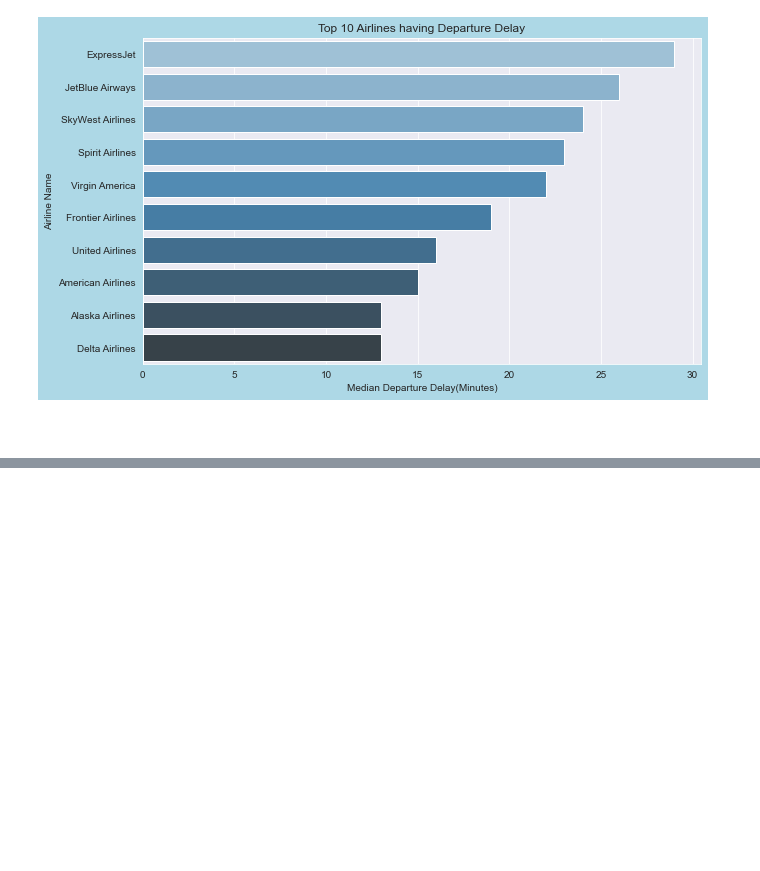
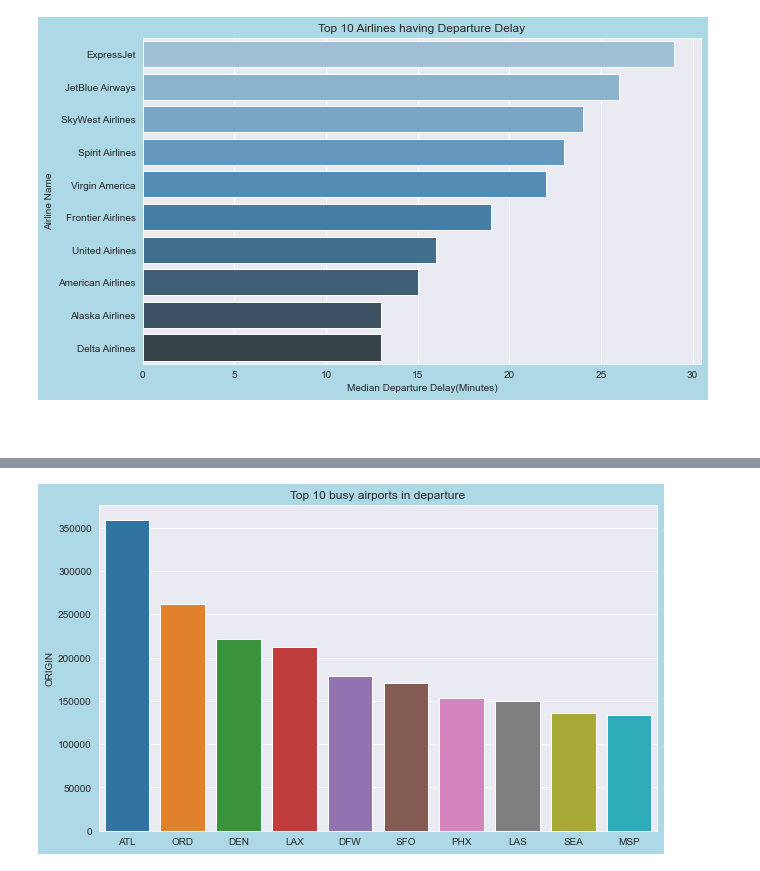
Before and after one commit to MohamedYasserOaf/Airline_Delay_Cancellation_Detection, a Jupyter notebook: classification/Visualization.ipynb, the cells around one changed output, grey strips where cells are left out. Cells and saved outputs as stored; diff of their text form; code cells hidden in the pictures; blank space fills up the shorter version.

```diff
--- a/classification/Visualization.ipynb
+++ b/classification/Visualization.ipynb
@@ -232,0 +295,7 @@ print(data.shape)
+# %%
+plt.figure(figsize=(10,6))
+sns.barplot(x=airport_origin_counts.index,y=airport_origin_counts)
+plt.title("Top 10 busy airports in departure")
+plt.show()
+# %% [output]
+[figure, added]
```
Also changed, not shown: parts of 13 cells of this notebook.
